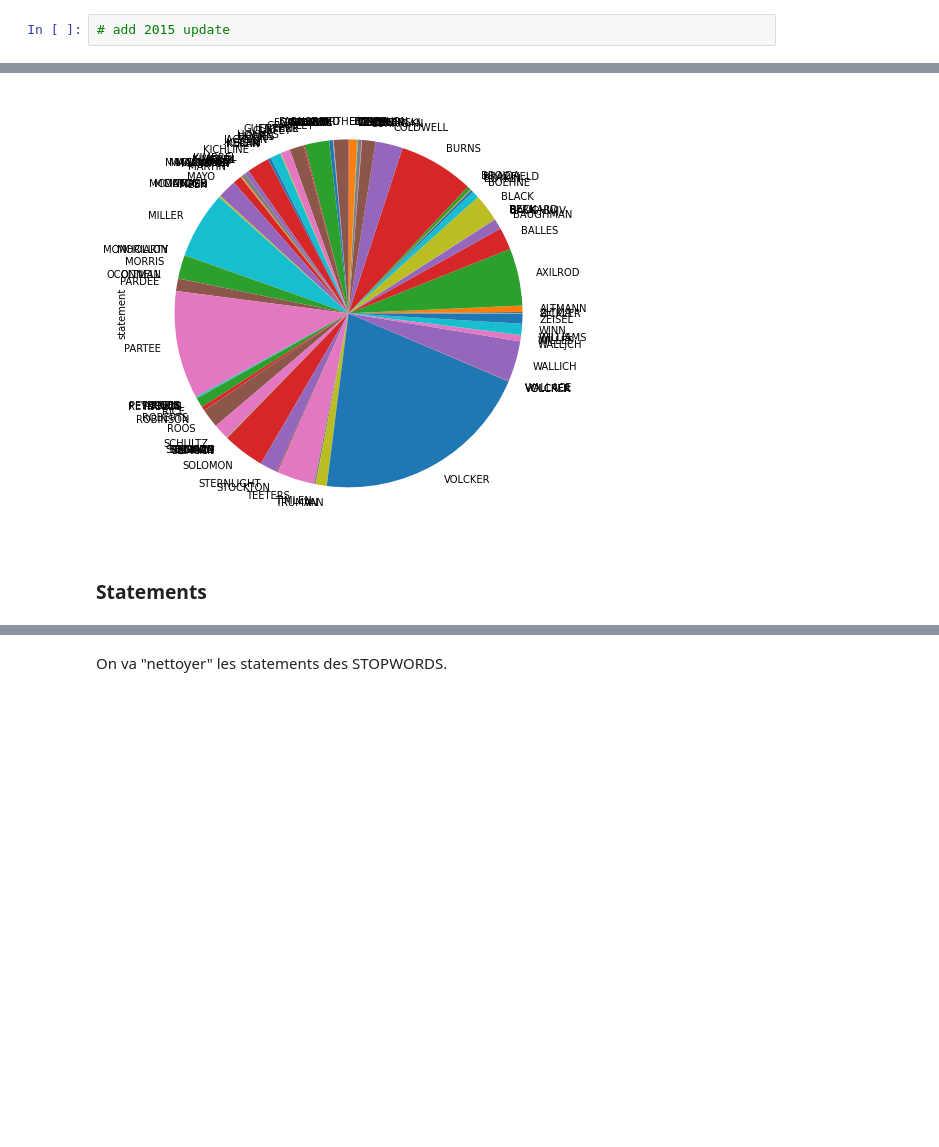
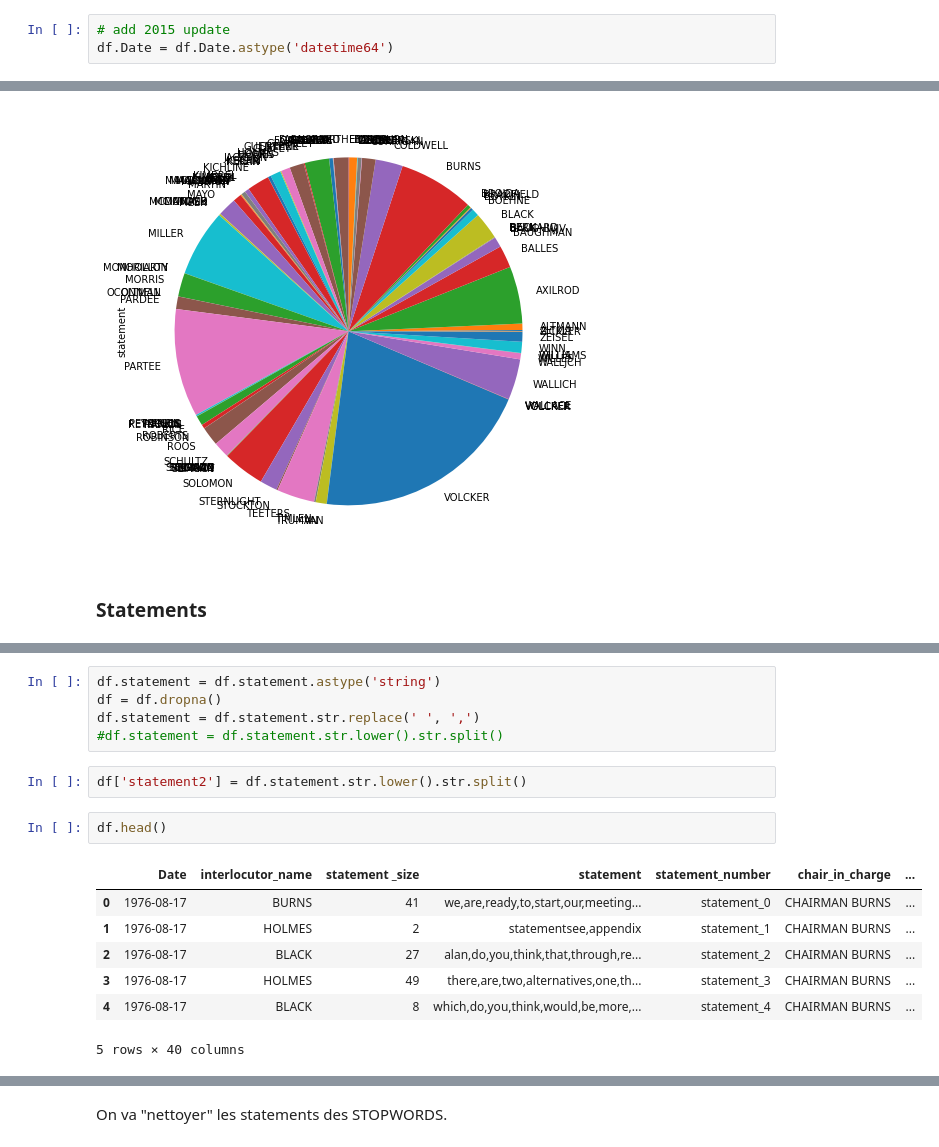
Before and after one commit to erialc-cal/NLP-FOMC, a Jupyter notebook: Scrapping_Explo.ipynb, the cells around one changed output, grey strips where cells are left out. Drawn from its saved outputs; the diff is of its cells as text; blank space fills up the shorter version.

```diff
--- a/Scrapping_Explo.ipynb
+++ b/Scrapping_Explo.ipynb
@@ -51,6 +51,7 @@ df.head()
 La base s'arrête en 2014, on va rajouter le scrapping de 2015 avec les codes contenus dans `codes scrapping`.
 # %%
 # add 2015 update
+df.Date = df.Date.astype('datetime64')
 # %% [markdown]
 ### Chairs
 # %%
@@ -147,0 +139,17 @@ stop = stopwords.words('english')
+# %%
+df.statement = df.statement.astype('string')
+df = df.dropna()
+df.statement = df.statement.str.replace(' ', ',')
+#df.statement = df.statement.str.lower().str.split()
+# %%
+df['statement2'] = df.statement.str.lower().str.split()
+# %%
+df.head()
+# %% [output]
+|  | Date | interlocutor_name | statement _size | statement | statement_number | chair_in_charge | ... |
+| 0 | 1976-08-17 | BURNS | 41 | we,are,ready,to,start,our,meeting... | statement_0 | CHAIRMAN BURNS | ... |
+| 1 | 1976-08-17 | HOLMES | 2 | statementsee,appendix | statement_1 | CHAIRMAN BURNS | ... |
+| 2 | 1976-08-17 | BLACK | 27 | alan,do,you,think,that,through,re... | statement_2 | CHAIRMAN BURNS | ... |
+| 3 | 1976-08-17 | HOLMES | 49 | there,are,two,alternatives,one,th... | statement_3 | CHAIRMAN BURNS | ... |
+| 4 | 1976-08-17 | BLACK | 8 | which,do,you,think,would,be,more,... | statement_4 | CHAIRMAN BURNS | ... |
+5 rows × 40 columns
```
Also changed, not shown: parts of 26 cells of this notebook.
